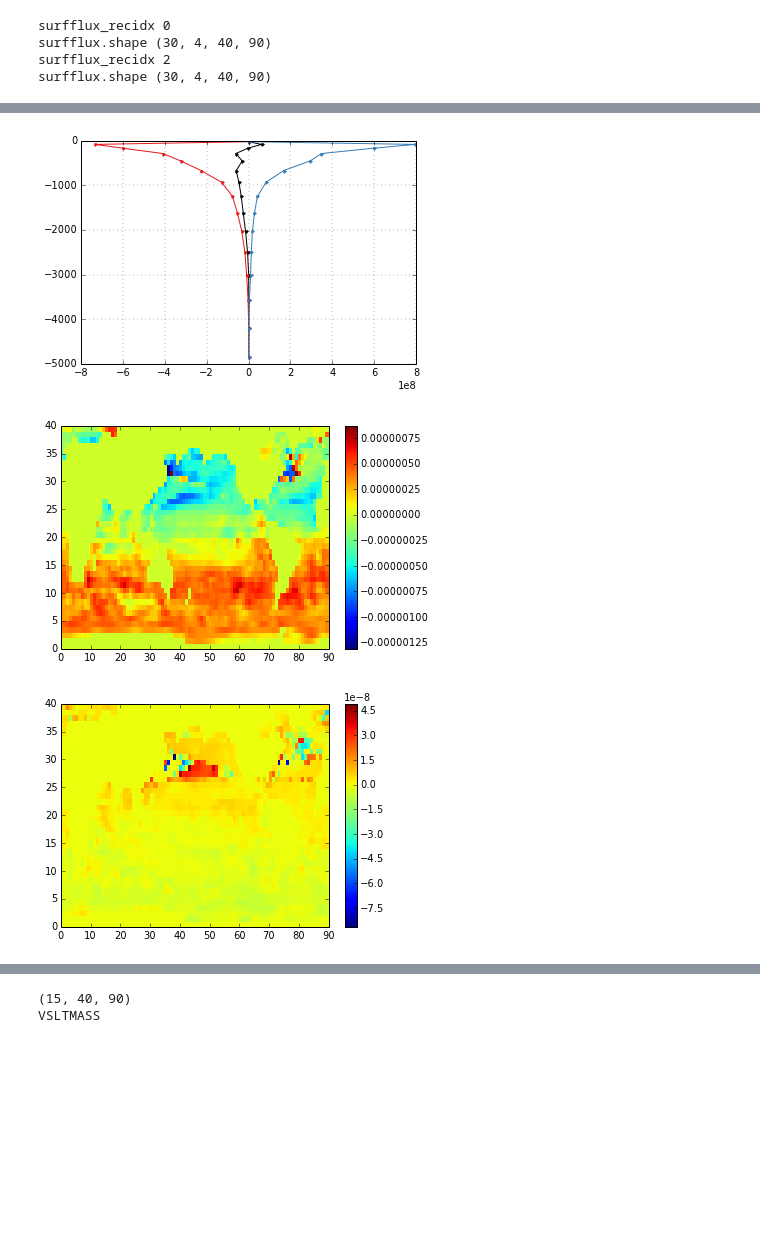
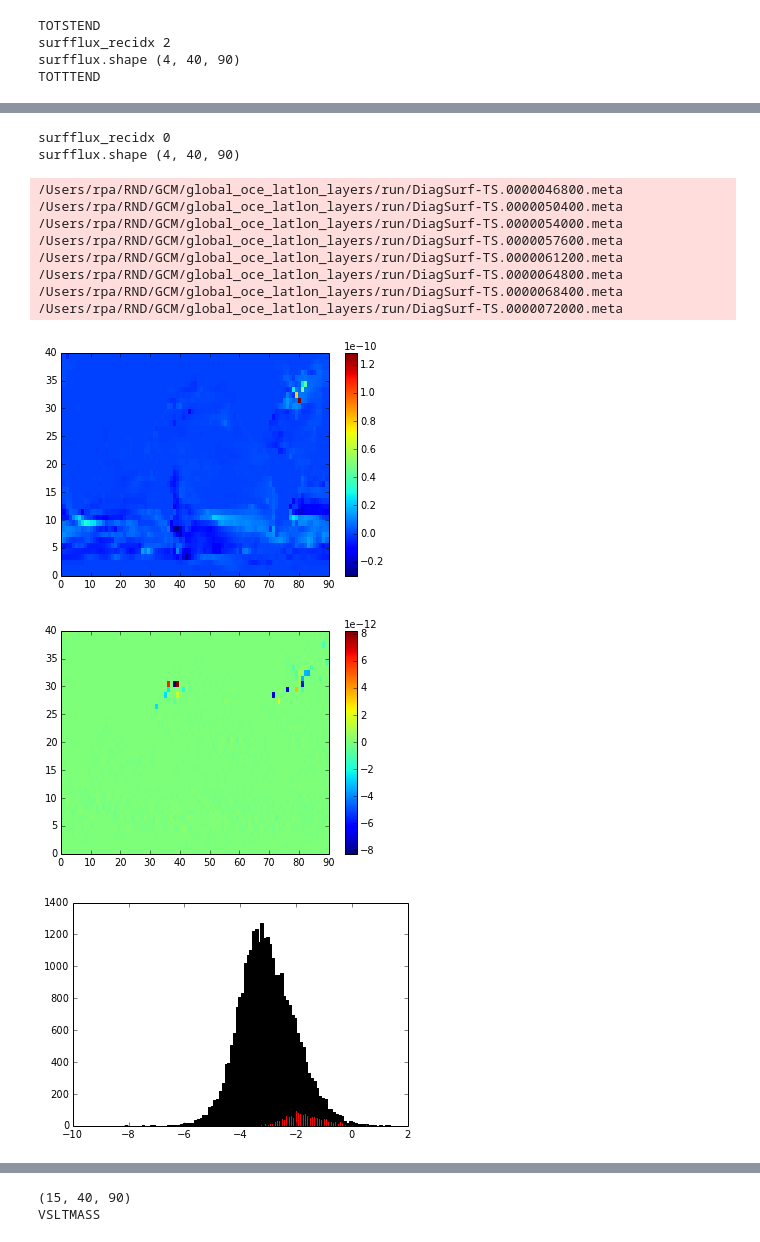
Before and after one commit to dhruvbalwada/watermass, a Jupyter notebook: global_latlon_layers_analysis/heat_and_salt_budgets.ipynb, the cells around one changed output, grey strips where cells are left out. Cells and saved outputs as stored; diff of their text form; code cells hidden in the pictures; blank space fills up the shorter version.

```diff
--- a/global_latlon_layers_analysis/heat_and_salt_budgets.ipynb
+++ b/global_latlon_layers_analysis/heat_and_salt_budgets.ipynb
@@ -13,11 +13,11 @@ reload(MITgcmmodel)
 ddir = '/Users/rpa/RND/GCM/global_oce_latlon_layers/run/'
 layers_name = '1RHO'
 deltaTclock = 86400
-#N = 10
-#diters = 3600
+N = 10
+diters = 3600
 iter0 = 36000
-N = 30
-diters = 1
+#N = 30
+#diters = 1
 #diters = 3600
 trname = 'TH'
 
@@ -66,25 +60,26 @@ from mitgcmdata import budgets
 reload(budgets)
 
 nplot = 10
-for trname, diag_GAD_fname, diag_surf_fname, ttend_name in (
-        ('TH', 'DiagGAD-T', 'DiagSurf-TS', 'TOTTTEND'),
-        ('SLT', 'DiagGAD-S', 'DiagSurf-TS', 'TOTSTEND'),
+for trname, diag_GAD_fname, diag_surf_fname, in (
+        ('SLT', 'DiagGAD-S', 'DiagSurf-TS',),
+        ('TH', 'DiagGAD-T', 'DiagSurf-TS',),
     ):
 
     b = budgets.TracerBudget(m,
                     diag_GAD_fname, diag_surf_fname, trname=trname,
-                    tottend_name=ttend_name, use_wmass=True,
+                    use_wmass=True,
                     iters=iters, avg_iters=True)
 
-    tot_vflux, adv_vflux, diff_vflux = b.net_vertical_flux()
-    tot_mflux, adv_mflux, diff_mflux = b.net_meridional_flux()
-    tot_flux_div, adv_flux_div, diff_flux_div, surf_flux_div = b.flux_divergence()
+    #tot_vflux, adv_vflux, diff_vflux = b.net_vertical_flux()
+    #tot_mflux, adv_mflux, diff_mflux = b.net_meridional_flux()
+    (tot_flux_div, adv_flux_div, diff_flux_div,
+     surf_flux_div, sw_flux_conv) = b.flux_convergence()
 
-    plt.figure()
-    plt.plot(tot_vflux.squeeze(), m.zf, '.-',
-             adv_vflux.squeeze(), m.zf, '.-',
-             diff_vflux.squeeze(), m.zf, '.-')
-    plt.grid()
+#     plt.figure()
+#     plt.plot(tot_vflux.squeeze(), m.zf, '.-',
+#              adv_vflux.squeeze(), m.zf, '.-',
+#              diff_vflux.squeeze(), m.zf, '.-')
+#     plt.grid()
 
 #     plt.figure()
 
@@ -96,17 +91,18 @@ for trname, diag_GAD_fname, diag_surf_fname, ttend_name in (
     plt.figure()
     plt.pcolormesh(b.tottend[0]); plt.colorbar()
     plt.figure()
-    plt.pcolormesh(b.tottend[0] + tot_flux_div[0]); plt.colorbar()
+    plt.pcolormesh(b.tottend[0] - tot_flux_div[0]); plt.colorbar()
 
     #k = np.zeros(m.Nr)
     #k[0] = 1
+
     k = np.arange(m.Nr)
     klev = np.tile(k[:,np.newaxis,np.newaxis], (1, m.Ny, m.Nx))
 
     #pltscale = np.median(100*np.sqrt(b.tottend**2))
-    err = np.ma.masked_invalid(
-                (b.tottend + tot_flux_div)**2 /
-                 b.tottend**2 )
+    err = np.sqrt(np.ma.masked_invalid(
+                (b.tottend - tot_flux_div)**2 /
+                 b.tottend**2 ))
     log_err = np.ma.masked_invalid(np.log10(err))
 
     plt.figure()
@@ -139,4 +135,4 @@ for trname, diag_GAD_fname, diag_surf_fname, ttend_name in (
-surfflux_recidx 0
-surfflux.shape (30, 4, 40, 90)
+TOTSTEND
 surfflux_recidx 2
-surfflux.shape (30, 4, 40, 90)
+surfflux.shape (4, 40, 90)
+TOTTTEND
@@ -147,3 +150,13 @@ surfflux.shape (30, 4, 40, 90)
+surfflux_recidx 0
+surfflux.shape (4, 40, 90)
+/Users/rpa/RND/GCM/global_oce_latlon_layers/run/DiagSurf-TS.0000046800.meta
+/Users/rpa/RND/GCM/global_oce_latlon_layers/run/DiagSurf-TS.0000050400.meta
+/Users/rpa/RND/GCM/global_oce_latlon_layers/run/DiagSurf-TS.0000054000.meta
+/Users/rpa/RND/GCM/global_oce_latlon_layers/run/DiagSurf-TS.0000057600.meta
+/Users/rpa/RND/GCM/global_oce_latlon_layers/run/DiagSurf-TS.0000061200.meta
+/Users/rpa/RND/GCM/global_oce_latlon_layers/run/DiagSurf-TS.0000064800.meta
+/Users/rpa/RND/GCM/global_oce_latlon_layers/run/DiagSurf-TS.0000068400.meta
+/Users/rpa/RND/GCM/global_oce_latlon_layers/run/DiagSurf-TS.0000072000.meta
-[figure, old version]
+[figure, new version]
-[figure, old version]
+[figure, new version]
-[figure, old version]
+[figure, new version]
```
Also changed, not shown: parts of 17 cells of this notebook, 4 other files.
